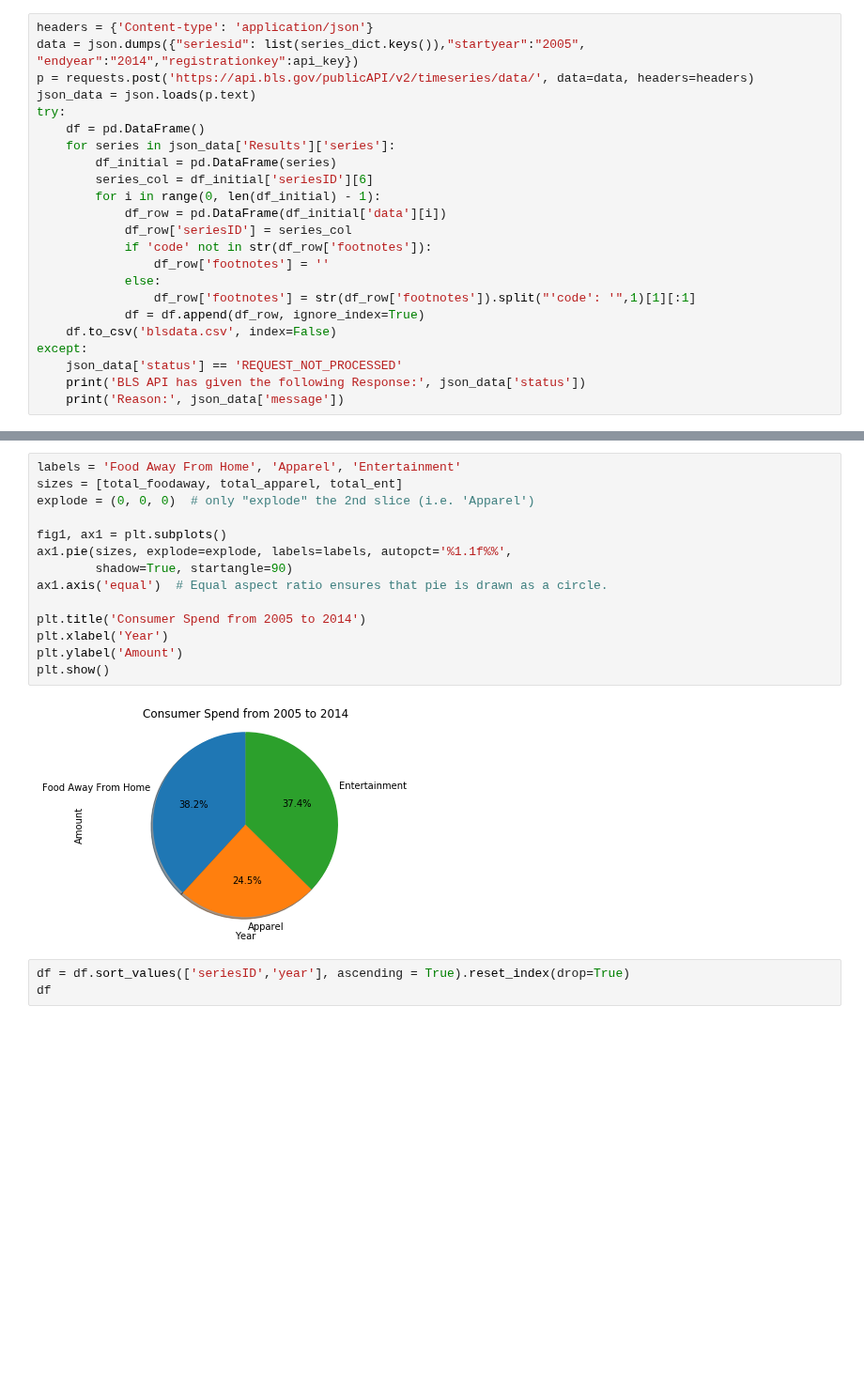
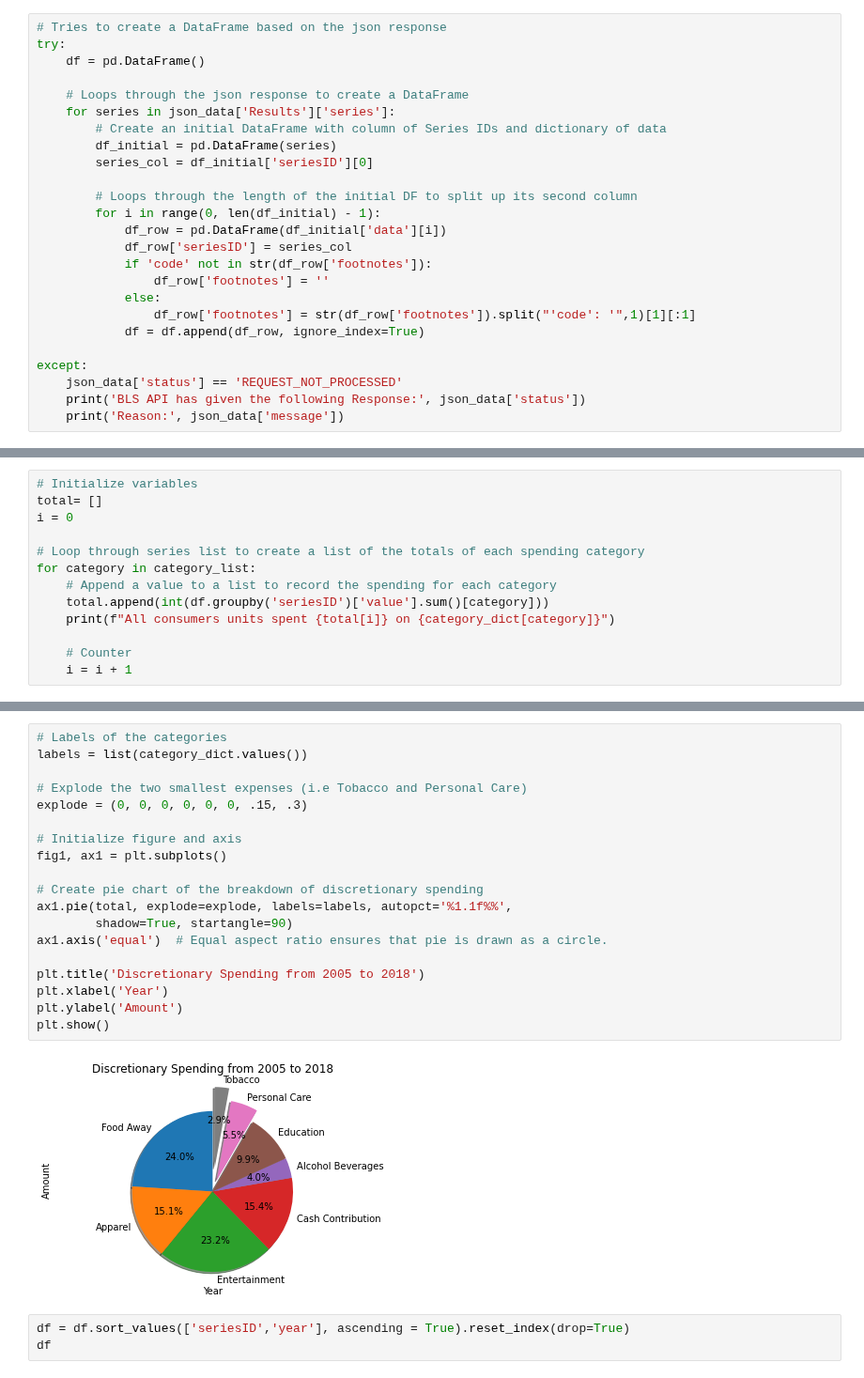
Before and after one commit to joshcoronel/discretionary-spending, a Jupyter notebook: Project_1_Working.ipynb, the cells around one changed output, grey strips where cells are left out. Shown at 94% size. Cells and saved outputs as stored; diff of their text form; blank space fills up the shorter version.

Commit message:
Commented code and automated series call

```diff
--- a/Project_1_Working.ipynb
+++ b/Project_1_Working.ipynb
@@ -15,13 +31,15 @@ series_dict = {
 # %%
-headers = {'Content-type': 'application/json'}
-data = json.dumps({"seriesid": list(series_dict.keys()),"startyear":"2005", "endyear":"2014","registrationkey":api_key})
-p = requests.post('https://api.bls.gov/publicAPI/v2/timeseries/data/', data=data, headers=headers)
-json_data = json.loads(p.text)
+# Tries to create a DataFrame based on the json response
 try:
     df = pd.DataFrame()
+
+    # Loops through the json response to create a DataFrame
     for series in json_data['Results']['series']:
+        # Create an initial DataFrame with column of Series IDs and dictionary of data
         df_initial = pd.DataFrame(series)
-        series_col = df_initial['seriesID'][6]
+        series_col = df_initial['seriesID'][0]
+
+        # Loops through the length of the initial DF to split up its second column
         for i in range(0, len(df_initial) - 1):
             df_row = pd.DataFrame(df_initial['data'][i])
             df_row['seriesID'] = series_col
@@ -30,7 +48,7 @@ try:
             else:
                 df_row['footnotes'] = str(df_row['footnotes']).split("'code': '",1)[1][:1]
             df = df.append(df_row, ignore_index=True)
-    df.to_csv('blsdata.csv', index=False)
+
 except:
     json_data['status'] == 'REQUEST_NOT_PROCESSED'
     print('BLS API has given the following Response:', json_data['status'])
@@ -107,0 +106,13 @@ total_ent
+# %%
+# Initialize variables
+total= []
+i = 0
+
+# Loop through series list to create a list of the totals of each spending category
+for category in category_list:
+    # Append a value to a list to record the spending for each category
+    total.append(int(df.groupby('seriesID')['value'].sum()[category]))
+    print(f"All consumers units spent {total[i]} on {category_dict[category]}")
+
+    # Counter
+    i = i + 1
@@ -108,19 +139,24 @@ total_ent
 # %%
-labels = 'Food Away From Home', 'Apparel', 'Entertainment'
-sizes = [total_foodaway, total_apparel, total_ent]
-explode = (0, 0, 0)  # only "explode" the 2nd slice (i.e. 'Apparel')
+# Labels of the categories
+labels = list(category_dict.values())
 
+# Explode the two smallest expenses (i.e Tobacco and Personal Care)
+explode = (0, 0, 0, 0, 0, 0, .15, .3)
+
+# Initialize figure and axis
 fig1, ax1 = plt.subplots()
-ax1.pie(sizes, explode=explode, labels=labels, autopct='%1.1f%%',
+
+# Create pie chart of the breakdown of discretionary spending
+ax1.pie(total, explode=explode, labels=labels, autopct='%1.1f%%',
         shadow=True, startangle=90)
 ax1.axis('equal')  # Equal aspect ratio ensures that pie is drawn as a circle.
 
-plt.title('Consumer Spend from 2005 to 2014')
+plt.title('Discretionary Spending from 2005 to 2018')
 plt.xlabel('Year')
 plt.ylabel('Amount')
 plt.show()
 # %% [output]
-[figure, old version]
+[figure, new version]
 # %%
 df = df.sort_values(['seriesID','year'], ascending = True).reset_index(drop=True)
 df
```
Also changed, not shown: parts of 14 cells of this notebook, 2 other files.
